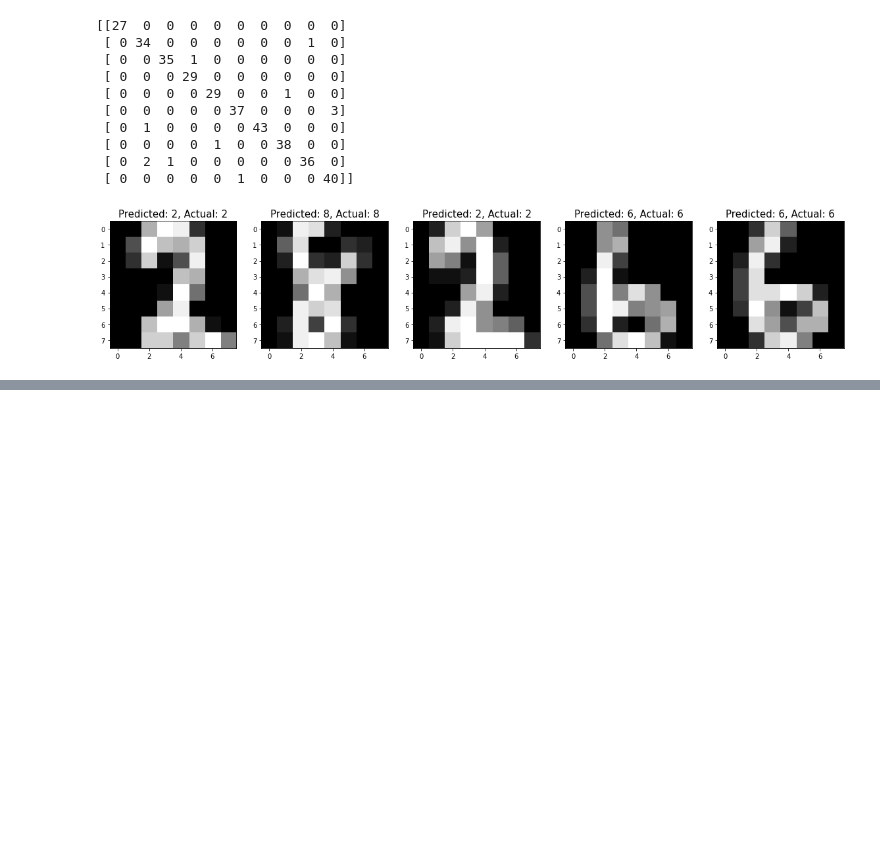
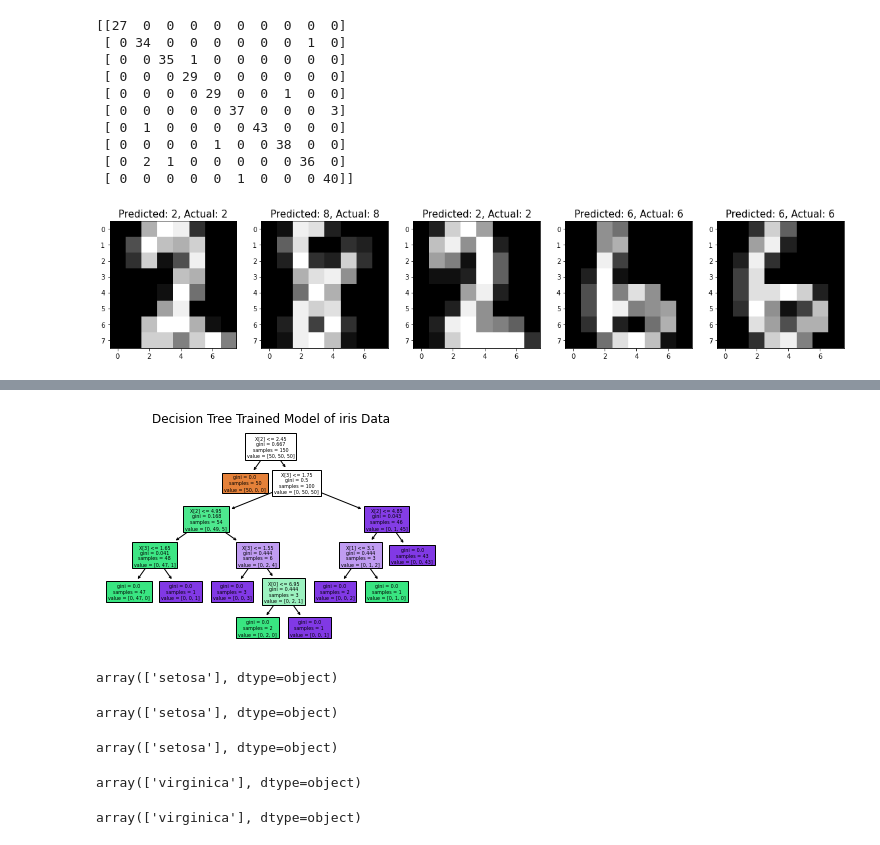
Before and after one commit to dilshad-geol/Data-Science-with-Python, a Jupyter notebook: 00_Everthing_in_Complete_Notebook.ipynb, the cells around one changed output, grey strips where cells are left out. Drawn from its saved outputs; the diff is of its cells as text; code cells hidden in the pictures; blank space fills up the shorter version.

Commit message:
Day 26:Completed Decision Tree Classification and Random Forest Classification in Machine LEarning with Python

```diff
--- a/00_Everthing_in_Complete_Notebook.ipynb
+++ b/00_Everthing_in_Complete_Notebook.ipynb
@@ -5285,0 +5334,10 @@ for plotIndex, badIndex in enumerate (misclassifiedIndexes[0:5]):
+# %%
+# load sample data set
+
+import pandas as pd
+import numpy as np
+import seaborn as sns
+import matplotlib.pyplot as plt
+
+df = sns.load_dataset("iris")
+df.head()
@@ -5285,0 +5351,6 @@ for plotIndex, badIndex in enumerate (misclassifiedIndexes[0:5]):
+# %%
+## importing decision tree lagorithm
+from sklearn.tree import DecisionTreeClassifier
+
+X = df.iloc[ : ,: -1]
+y = df.iloc[ : ,-1:]
@@ -5285,0 +5398,47 @@ for plotIndex, badIndex in enumerate (misclassifiedIndexes[0:5]):
+# %%
+from sklearn.tree import DecisionTreeClassifier
+from sklearn.tree import plot_tree
+# creating and fitting model
+model = DecisionTreeClassifier().fit(X,y)
+plot_tree(model, filled = True)
+plt.title ("Decision Tree Trained Model of iris Data")
+
+# how to save this plot in tif, png, and pdf files, in HD quality?
+# plt.savefig("DecisionTree.png", dpi= 300)
+
+plt.savefig('tiff_compressed.tiff', dpi = 600, format = 'tiff',
+            facecolor = 'white', edgecolor = 'none',
+            pil_kwargs = {'compression': "tiff_lzw"})
+plt.show()
+# %% [output]
+[figure, added]
+# %%
+# predict output 1
+predicted = model.predict([[5.3,3.8,1.6,0.4]]) # sepal_length 5.3	sepal_width	3.8 petal_length 1.6	petal_width	0.4
+predicted
+# %% [output]
+array(['setosa'], dtype=object)
+# %%
+# predict output 2
+predicted = model.predict([[7,2,2,0.6]]) # sepal_length 7	sepal_width	2 petal_length 2	petal_width	0.6
+predicted
+# %% [output]
+array(['setosa'], dtype=object)
+# %%
+# predict output 3
+predicted = model.predict([[3,4.1,1.4,0.3]]) # sepal_length 3	sepal_width	4.1 petal_length 1.4	petal_width	0.3
+predicted
+# %% [output]
+array(['setosa'], dtype=object)
+# %%
+# predict output 4
+predicted = model.predict([[6,3.5,5.3,2.2]]) # sepal_length 6	sepal_width	3.5 petal_length 5.3	petal_width	2.2
+predicted
+# %% [output]
+array(['virginica'], dtype=object)
+# %%
+# predict output 5
+predicted = model.predict([[6,3.5,5.3,2.2]]) # sepal_length 6	sepal_width	3.5 petal_length 5.3	petal_width	2.2
+predicted
+# %% [output]
+array(['virginica'], dtype=object)
```
Also changed, not shown: parts of 16 cells of this notebook, 3 other files.
